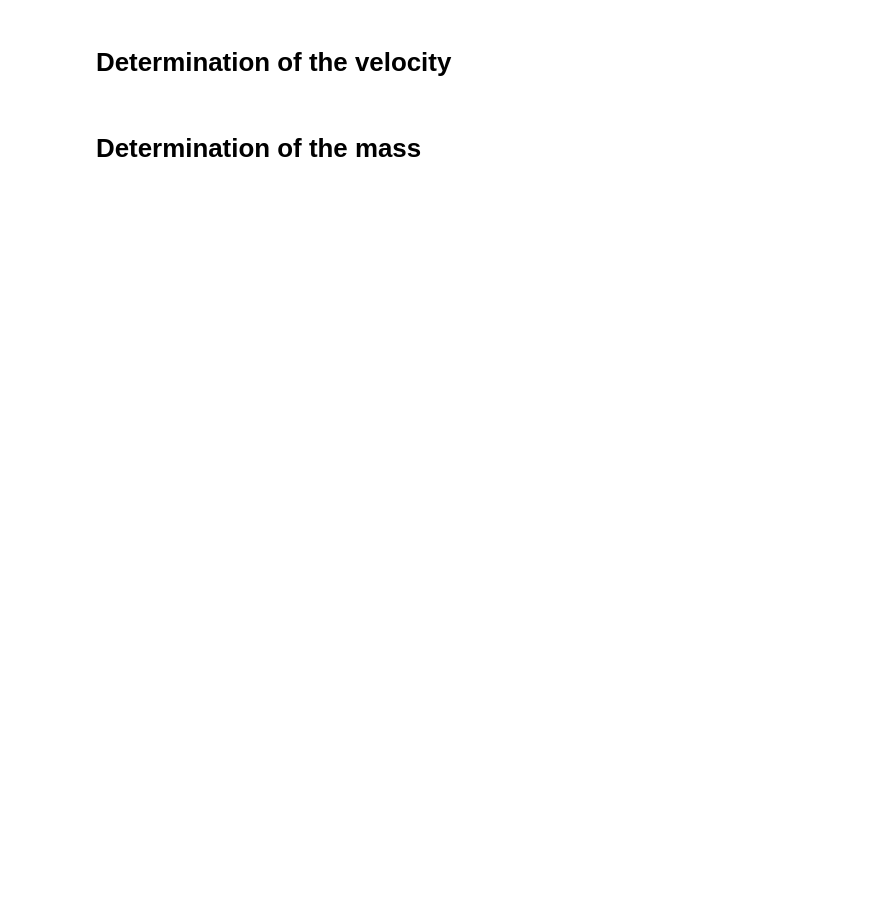
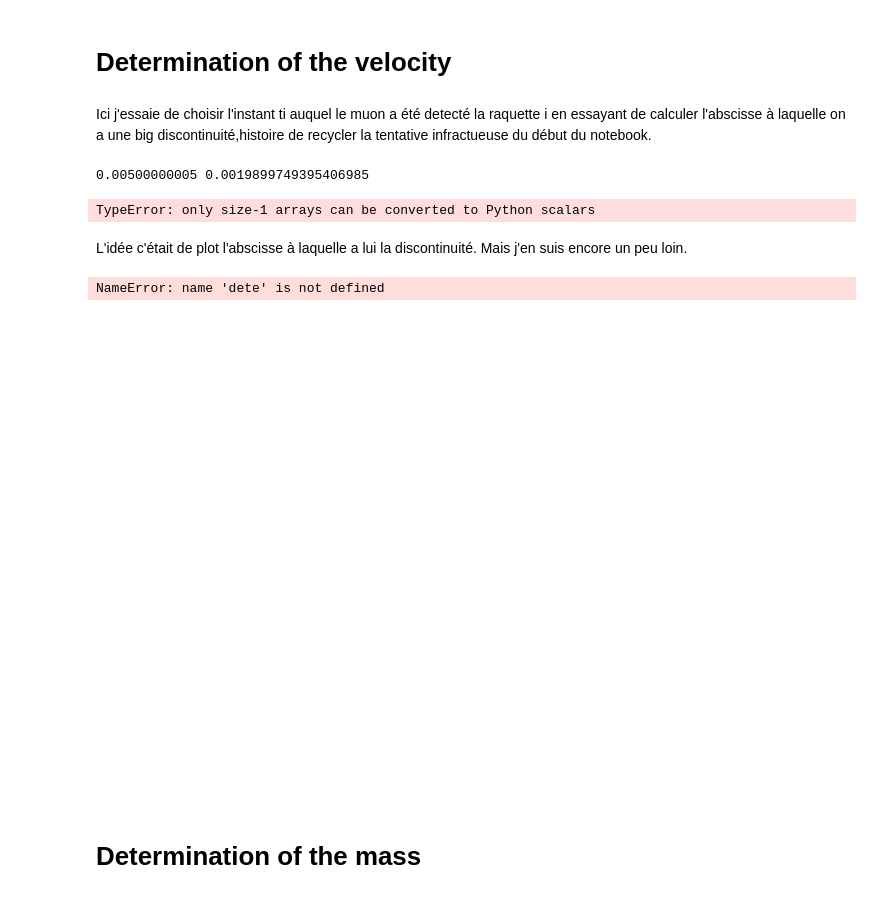
Before and after one commit to samuel-rms/AstroMu, a Jupyter notebook: analysis.ipynb, the cells around one changed output. Saved outputs shown, nothing was run; the diff lists cells and outputs as text; code cells hidden in the pictures; blank space fills up the shorter version.

```diff
--- a/analysis.ipynb
+++ b/analysis.ipynb
@@ -129,7 +146,11 @@ Total events extracted: 618
 | 2540634 | 8.000000e-07 | -0.0080 | 0.0000 | -0.0032 | 0.0060 | 634 |
 2540635 rows × 6 columns
 # %%
-num_event=48
 by_event=data.groupby(data.Event_ID)
-event=(by_event.get_group(num_event)).drop(columns=['Event_ID'])
-event.X_Value
+
+def plot_event(num_event, by_event=by_event):
+    num_event=48
+    event=(by_event.get_group(num_event)).drop(columns=['Event_ID'])
+    event.plot(x='X_Value', y=['Channel4','Channel3','Channel2','Channel1'],
+           xlim=(4e-7,7e-7), legend='True', #kind='scatter',
+           title='Event '+str(num_event))
@@ -157,0 +168,2 @@ event.plot(x='X_Value', y=['Channel4','Channel3','Channel2','Channel1'],
+# %% [markdown]
+Ici j'essaie de choisir l'instant ti auquel le muon a été detecté la raquette i en essayant de calculer l'abscisse à laquelle on a une big discontinuité,histoire de recycler la tentative infractueuse du début du notebook.
@@ -157,0 +184,18 @@ event.plot(x='X_Value', y=['Channel4','Channel3','Channel2','Channel1'],
+# %%
+test_event_id = 495
+test_event = (by_event.get_group(test_event_id)).drop(columns=['Event_ID'])
+time_events = [detect_discontinuity(test_event.iloc[i]) for i in range(1,5)]
+
+time_events
+# %% [output]
+0.00500000005 0.0019899749395406985
+TypeError: only size-1 arrays can be converted to Python scalars
+# %% [markdown]
+L'idée c'était de plot l'abscisse à laquelle a lui la discontinuité. Mais j'en suis encore un peu loin.
+# %%
+plt.figure()
+plt.scatter(dete, d, color='red', label='Discontinuities', zorder=3)
+plot_event(test_event)
+# %% [output]
+NameError: name 'dete' is not defined
+[figure, added]
```
Also changed, not shown: parts of 13 cells of this notebook.
